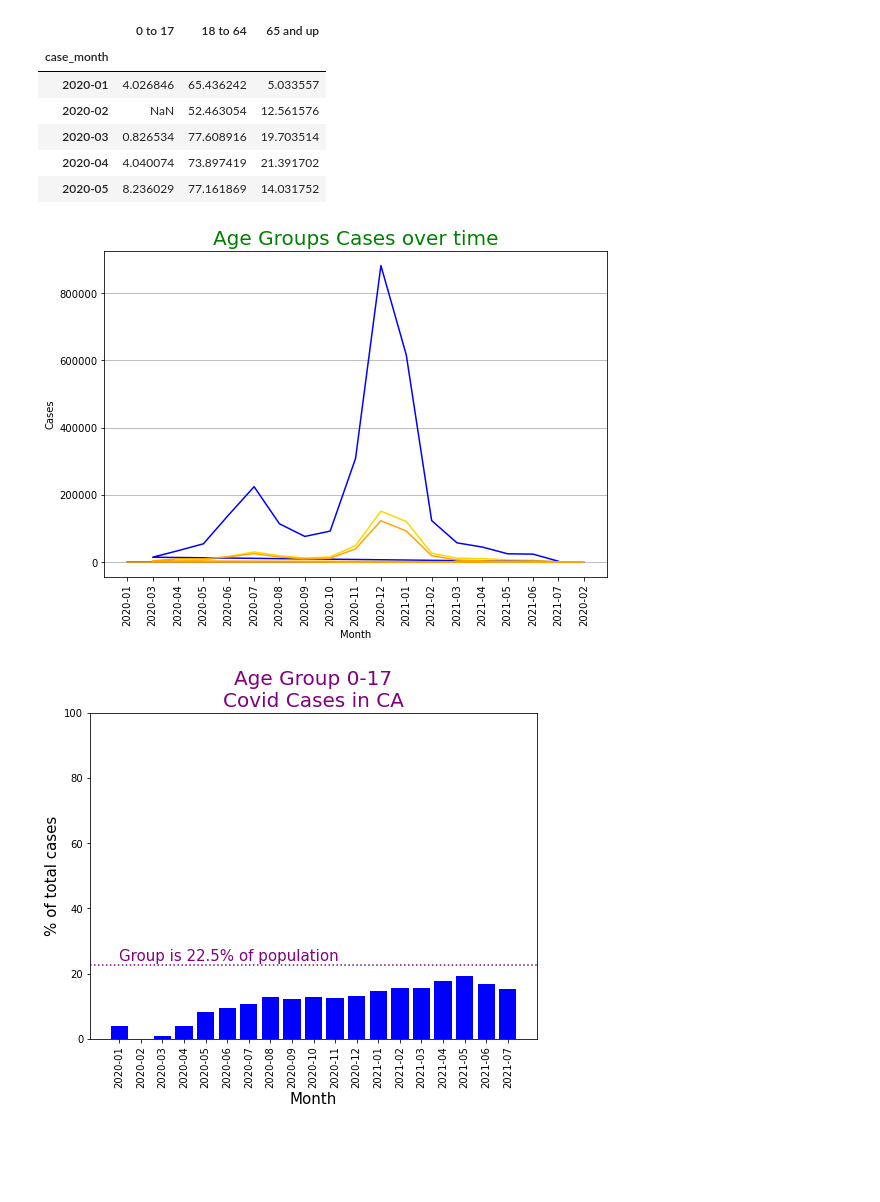
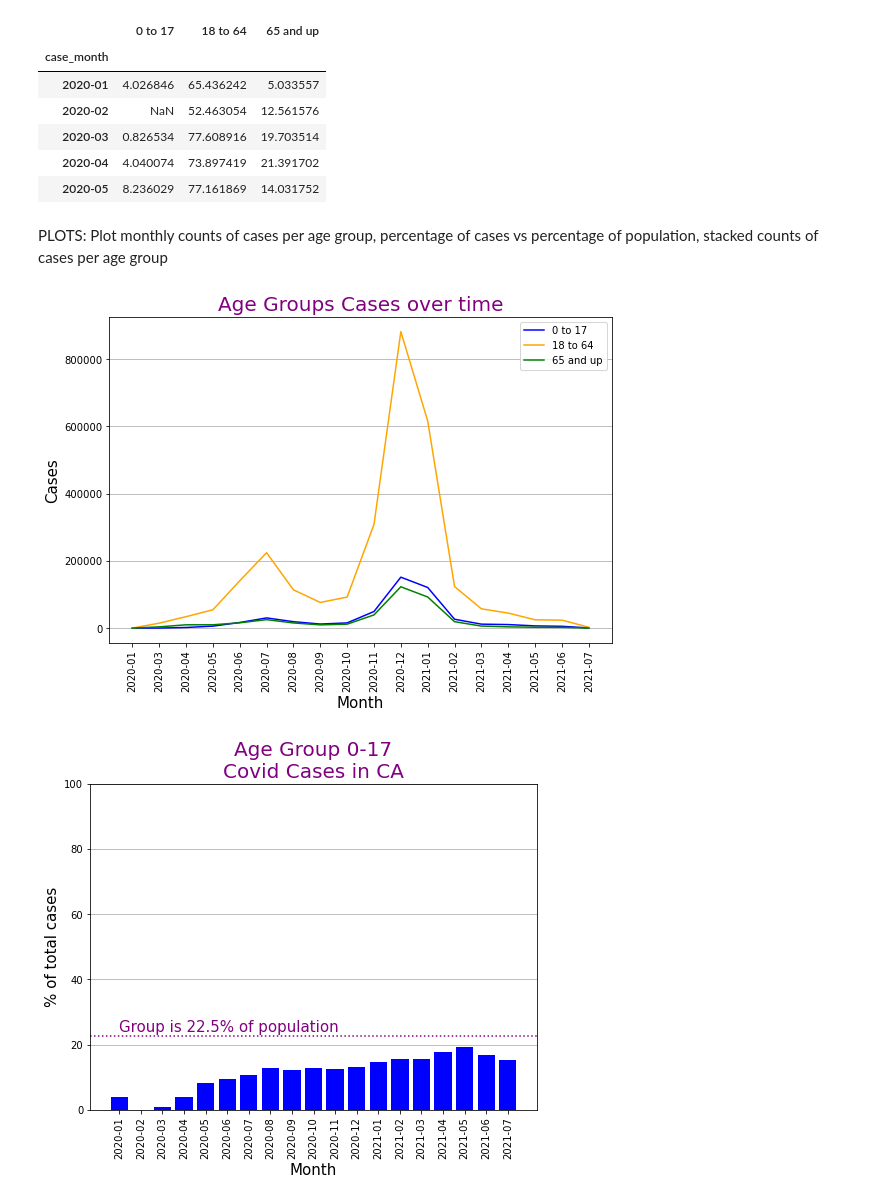
Before and after one commit to kevogil/covid-analysis, a Jupyter notebook: Notebooks/Analysis_And_Visualizations/covid_infections_by_age_group.ipynb, the cells around one changed output. Drawn from its saved outputs; the diff is of its cells as text; code cells hidden in the pictures; blank space fills up the shorter version.

```diff
--- a/Notebooks/Analysis_And_Visualizations/covid_infections_by_age_group.ipynb
+++ b/Notebooks/Analysis_And_Visualizations/covid_infections_by_age_group.ipynb
@@ -89,8 +119,13 @@ cases_18_64_df  = cases_agegroup_df.loc[age_group_18_64].groupby(by="case_month"
 cases_65_up_df  = cases_agegroup_df.loc[age_group_65_up].groupby(by="case_month").count().copy()
 cases_total_df  = (cases_agegroup_df                    .groupby(by="case_month").count().copy())
 # %%
-## One dataframe with each group as a column and each case month as index
-all_ages_cases_df = cases_0_17_df["age_group"].to_frame().rename(columns={"age_group": "0 to 17"}).copy()
+## One dataframe with 3 distinct age groups as columns with case month as the index.
+##  For use with demographics dataset which has 3 age groups.
+all_ages_cases_df = (cases_0_17_df["age_group"]
+                                               .to_frame()
+                                               .rename(columns={"age_group": "0 to 17"})
+                                               .copy()
+                    )
 all_ages_cases_df["18 to 64"] = cases_18_64_df["age_group"]
 all_ages_cases_df["65 and up"] = cases_65_up_df["age_group"]
 all_ages_cases_df.head()
@@ -162,4 +172,6 @@ all_ages_pct_df.head()
 | 2020-03 | 0.826534 | 77.608916 | 19.703514 |
 | 2020-04 | 4.040074 | 73.897419 | 21.391702 |
 | 2020-05 | 8.236029 | 77.161869 | 14.031752 |
+# %% [markdown]
+PLOTS: Plot monthly counts of cases per age group, percentage of cases vs percentage of population, stacked counts of cases per age group
 # %%
@@ -167,21 +179,21 @@ all_ages_pct_df.head()
 output_images = "../../Images"
 # %%
-# Plot monthly count of infections per age group (0-17)
 plt.figure(figsize=(9,6))
-plt.plot(cases_0_17_df.index, cases_0_17_df["age_group"], color="gold")
-plt.plot(cases_18_64_df.index, cases_18_64_df["age_group"], color="blue")
-plt.plot(cases_65_up_df.index, cases_65_up_df["age_group"], color="orange")
-plt.title("Age Groups Cases over time", color="green", fontsize=20)
+plt.plot(all_ages_cases_df.index, all_ages_cases_df["0 to 17"], color="blue")
+plt.plot(all_ages_cases_df.index, all_ages_cases_df["18 to 64"], color="orange")
+plt.plot(all_ages_cases_df.index, all_ages_cases_df["65 and up"], color="green")
+plt.title("Age Groups Cases over time", color="purple", fontsize=20)
 plt.xticks(rotation="vertical")
-plt.xlabel("Month")
-plt.ylabel("Cases")
+plt.xlabel("Month", fontsize=15)
+plt.ylabel("Cases", fontsize=15)
+plt.legend(["0 to 17", "18 to 64", "65 and up"],loc="best")
 plt.grid(axis="y")
-plt.savefig(f"{output_images}/age_group_0_17_counts.png")
+plt.savefig(f"{output_images}/age_groups_monthly_counts.png")
 plt.show()
 # %% [output]
-[figure, old version]
+[figure, new version]
 # %%
-# Plot monthly percentage of total infections for 0-17
+# Plot monthly percentage of total cases for 0-17
 plt.figure(figsize=(8,6))
 plt.bar(pct_monthly_0_17.index, pct_monthly_0_17["age_0_17"], color="blue")
 plt.title(f"Age Group 0-17\nCovid Cases in CA", color="purple", fontsize=20)
@@ -189,9 +201,10 @@ plt.xticks(rotation="vertical")
 plt.xlabel("Month", fontsize=15)
 plt.ylabel("% of total cases", fontsize=15)
 plt.ylim(0, 100)
+plt.grid(axis="y")
 plt.axhline(y = pop_pct_CA_0_17,  linestyle = ":", color="purple")
 plt.annotate(f"Group is {round(pop_pct_CA_0_17,1)}% of population",(0,24),fontsize=15,color="purple")
-plt.savefig(f"{output_images}/age_group_0_17_infect.png")
+plt.savefig(f"{output_images}/age_group_0_17_cases.png")
 plt.show()
 # %% [output]
-[figure, old version]
+[figure, new version]
```
Also changed, not shown: parts of 24 cells of this notebook, 16 other files.
